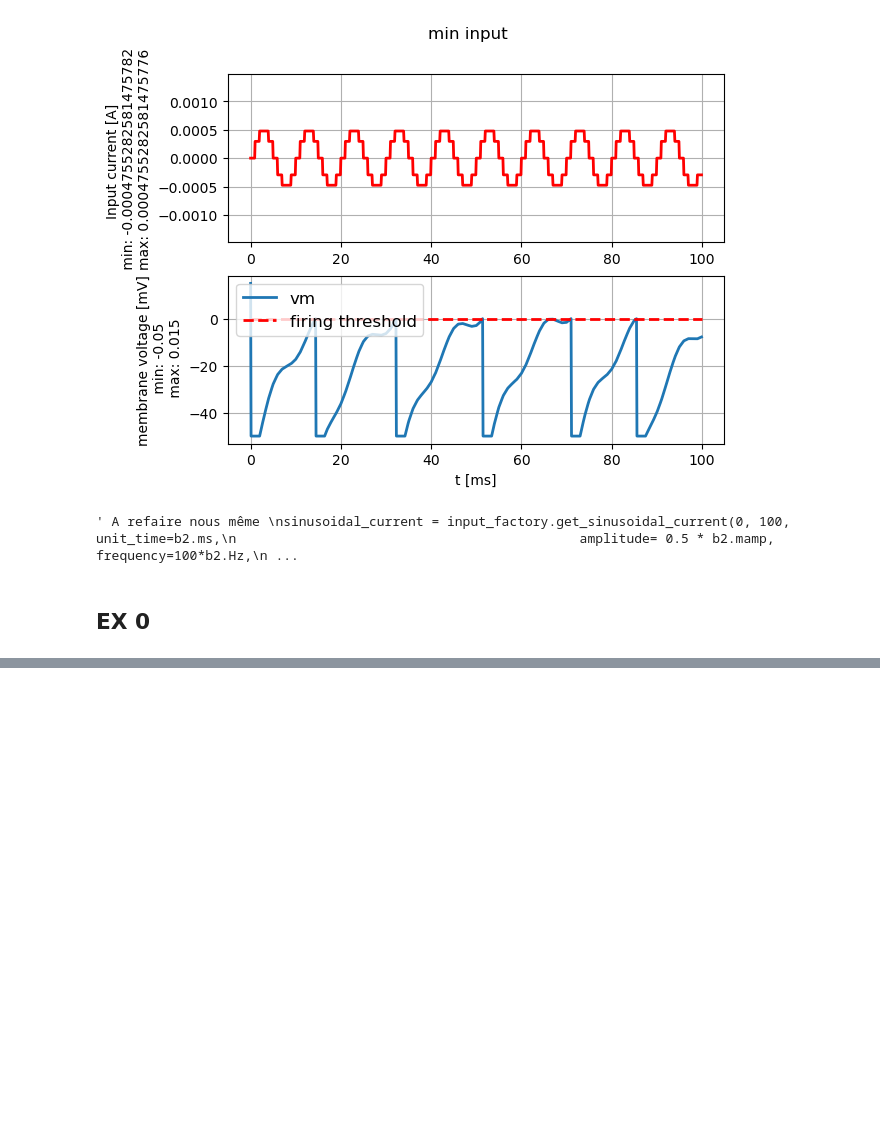
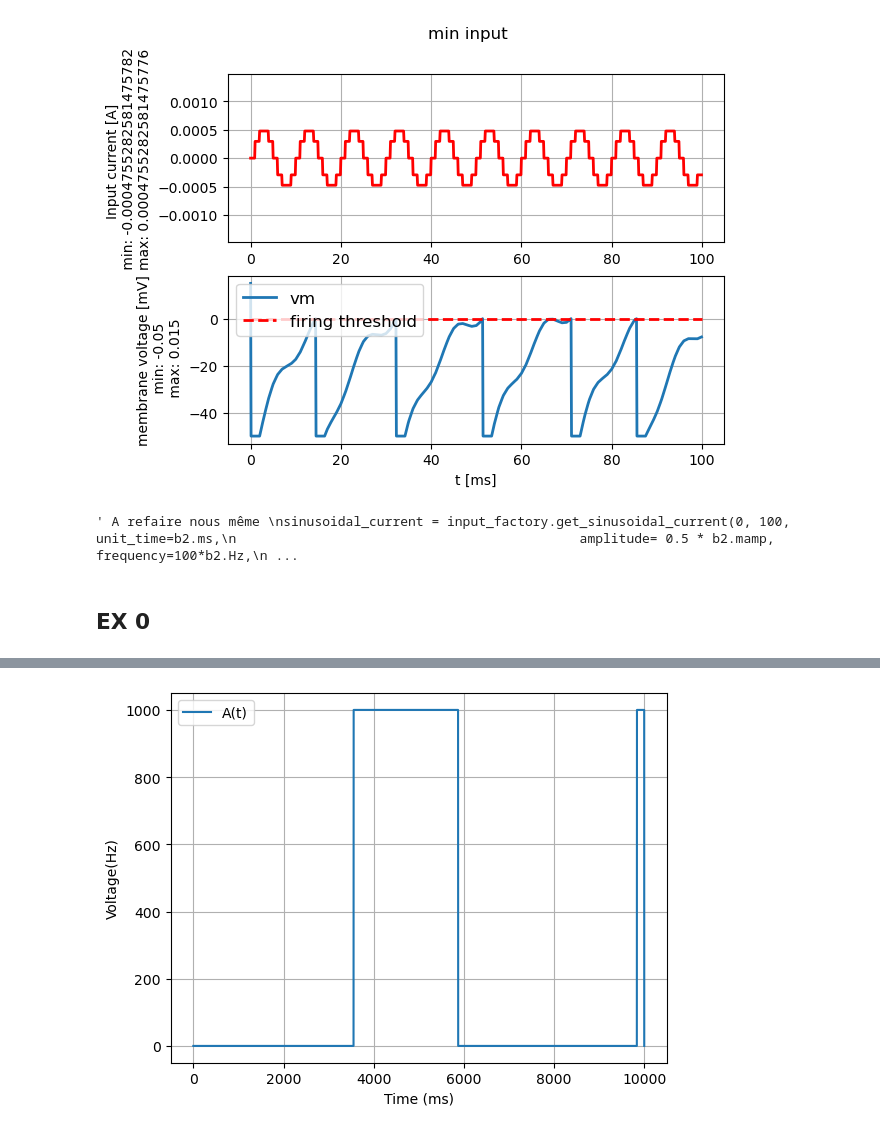
Before and after one commit to NicolasRR/SSHNeurons, a Jupyter notebook: Notebook.ipynb, the cells around one changed output, grey strips where cells are left out. Cells and saved outputs as stored; diff of their text form; code cells hidden in the pictures; blank space fills up the shorter version.

```diff
--- a/Noebook.ipynb
+++ b/Notebook.ipynb
@@ -98,0 +91,10 @@ TypeError: scatter() missing 1 required positional argument: 'y'
+# %%
+At = [np.sum(s)/N for s in ST]
+plt.plot(t, At/b2.ms, label='A(t)')
+plt.xlabel('Time (ms)')
+plt.ylabel('Voltage(Hz)')
+plt.grid()
+plt.legend()
+plt.show()
+# %% [output]
+[figure, added]
```
Also changed, not shown: parts of 6 cells of this notebook.
